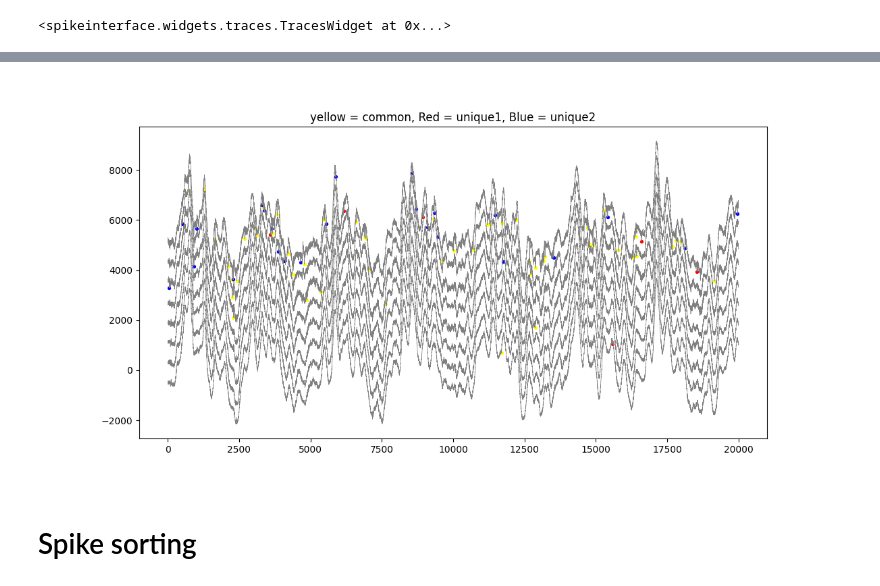
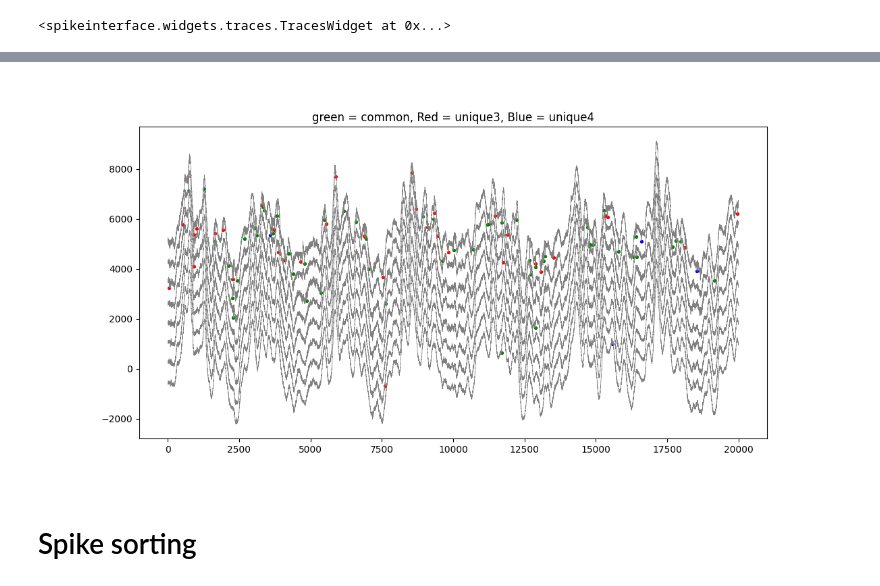
Before and after one commit to BruneBettler/SpikeExplore, a Jupyter notebook: dataExploration.ipynb, the cells around one changed output, grey strips where cells are left out. Saved outputs shown, nothing was run; the diff lists cells and outputs as text; code cells hidden in the pictures.

```diff
--- a/dataExploration.ipynb
+++ b/dataExploration.ipynb
@@ -229,13 +232,18 @@ AppLayout(children=(TimeSlider(children=(Dropdown(description='Segment', options
 from spikeinterface.sorters import run_sorter, get_default_sorter_params, get_sorter_params_description
 from spikeinterface.sortingcomponents.peak_detection import detect_peaks
 
-peaks = detect_peaks(recording=KS_P4, method='locally_exclusive', peak_sign='neg', detect_threshold=5, exclude_sweep_ms=0.2) #, noise_levels=None)
+peaks3_5 = detect_peaks(recording=KS_P3, method='locally_exclusive', peak_sign='neg', detect_threshold=5, exclude_sweep_ms=0.2) #, noise_levels=None)
+peaks3_3 = detect_peaks(recording=KS_P3, method='by_channel', peak_sign='neg', detect_threshold=3, exclude_sweep_ms=0.2) #, noise_levels=None)
+
+
+#peaks3 = detect_peaks(recording=KS_P3, method='locally_exclusive', peak_sign='neg', detect_threshold=5, exclude_sweep_ms=0.2)
+#peaks3a = detect_peaks(recording=KS_P3a, method='locally_exclusive', peak_sign='neg', detect_threshold=5, exclude_sweep_ms=0.2)
-# %%
-peaks1 = detect_peaks(recording=KS_P3, method='locally_exclusive', peak_sign='neg', detect_threshold=5, exclude_sweep_ms=0.2)
 # %%
 fs = 20000
-p = peaks1
+p = peaks3
 k2 = False
+trace_data = si.preprocessing.common_reference(recording = KS_P1, reference = 'global', operator='median')    # median may be better as its not sensitive to big spikes or bad channels / more robust
+
 
 start_s = 10
 duration_s = 0.5
@@ -243,7 +251,7 @@ duration_s = 0.5
 start = int(start_s * fs)
 end = int((start_s + duration_s) * fs)
 
-traces = KS_P2.get_traces(start_frame=start, end_frame=end)
+traces = trace_data.get_traces(start_frame=start, end_frame=end)
 
 # shift peaks into window
 mask = (p["sample_index"] >= start) & (p["sample_index"] < end)
@@ -309,46 +317,47 @@ def match_peaks_tol(peaks1, peaks2, tol=2):
 
 
 
-m1 = match_peaks_tol(peaks, peaks1, tol=5)
-m2 = match_peaks_tol(peaks1, peaks, tol=5)
+m3 = match_peaks_tol(peaks3, peaks4, tol=5)
+m4 = match_peaks_tol(peaks4, peaks3, tol=5)
+m3a = match_peaks_tol(peaks3a, peaks3, tol=5)
 
-common = peaks[m1]
-u1 = peaks[~m1]
-u2 = peaks1[~m2]
+common = peaks3[m3]
+u3 = peaks3[~m3]
+u4 = peaks4[~m4]
 # %%
 fs = KS_P2.get_sampling_frequency()
 
 start_s = 10
 duration_s = 1
 
 start = int(start_s * fs)
 end = int((start_s + duration_s) * fs)
 
 traces = KS_P2.get_traces(start_frame=start, end_frame=end)
 
 num_ch = 8
 offset = 800
 
 plt.figure(figsize=(12, 6))
 
 for ch in range(num_ch):
     plt.plot(traces[:, ch] + ch*offset, color='gray', linewidth=0.5)
 
     def plot_group(peaks, color):
         mask = (
             (peaks["channel_index"] == ch) &
             (peaks["sample_index"] >= start) &
             (peaks["sample_index"] < end)
         )
         p = peaks[mask]
         t = p["sample_index"] - start
         plt.scatter(t, traces[t, ch] + ch*offset, color=color, s=8)
 
-    plot_group(common, 'yellow')
-    plot_group(u1, 'red')
-    plot_group(u2, 'blue')
+    plot_group(common, 'green')
+    plot_group(u3, 'red')
+    plot_group(u4, 'blue')
 
-plt.title("yellow = common, Red = unique1, Blue = unique2")
+plt.title("green = common, Red = unique3, Blue = unique4")
 plt.show()
 # %% [output]
-[figure, old version]
+[figure, new version]
```
Also changed, not shown: parts of 6 cells of this notebook.
